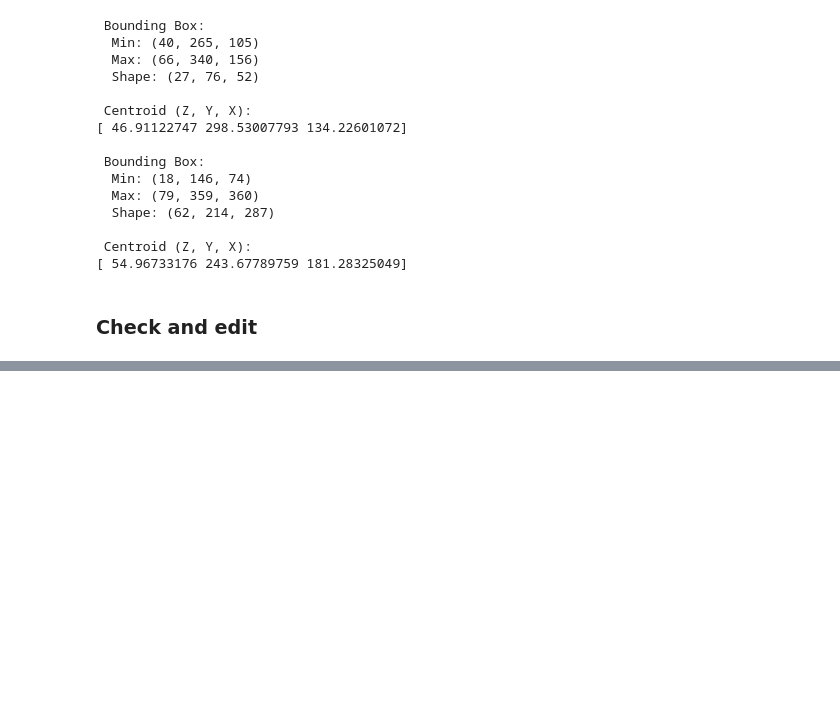
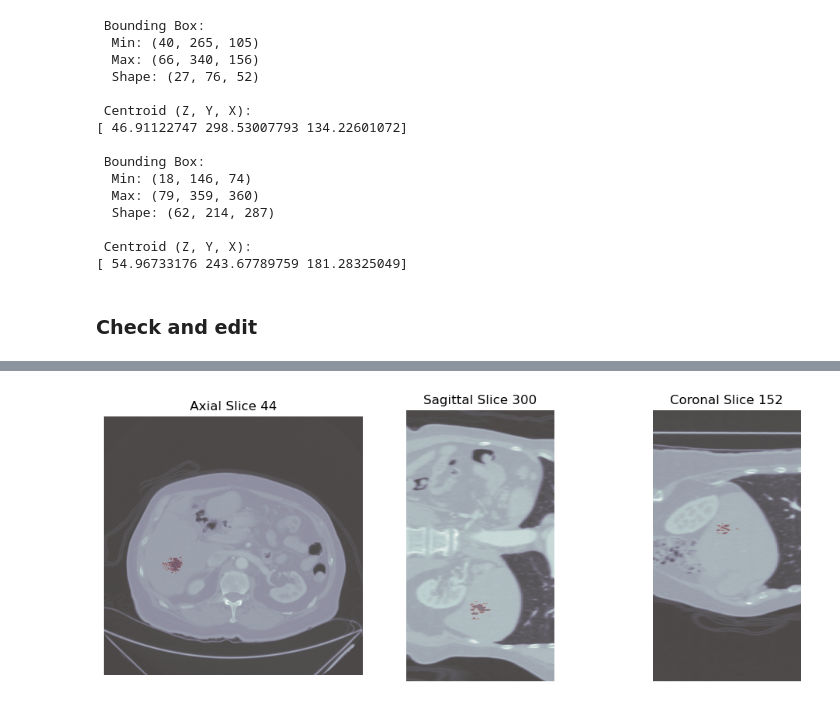
Before and after one commit to mirabud/MIP_final_project, a Jupyter notebook: mip_current.ipynb, the cells around one changed output, grey strips where cells are left out. Drawn from its saved outputs; the diff is of its cells as text; code cells hidden in the pictures; blank space fills up the shorter version.

```diff
--- a/mip_current.ipynb
+++ b/mip_current.ipynb
@@ -425,0 +353,41 @@ Tumor voxels in true_mask on slice 5: 821
+# %%
+def show_slices_zoomed(ct_volume, segmentation_mask, slice_indices=None, zoom_factor=3):
+    """Shows slices with controlled zoom on sagittal view"""
+    if slice_indices is None:
+        slice_indices = [ct_volume.shape[0]//2, ct_volume.shape[1]//2, ct_volume.shape[2]//2]
+
+    fig = plt.figure(figsize=(10, 4))
+
+    # Axial
+    ax1 = fig.add_subplot(131)
+    ax1.imshow(ct_volume[slice_indices[0]], cmap='bone')
+    ax1.imshow(segmentation_mask[slice_indices[0]], cmap='Reds', alpha=0.3)
+    ax1.set_title(f'Axial Slice {slice_indices[0]}')
+
+    # Sagittal with zoom control
+    ax2 = fig.add_subplot(132)
+    sag_ct = np.flipud(ct_volume[:, slice_indices[1], :].swapaxes(0, 1))
+    sag_seg = np.flipud(segmentation_mask[:, slice_indices[1], :].swapaxes(0, 1))
+    ax2.imshow(sag_ct, cmap='bone', aspect=1/zoom_factor)
+    ax2.imshow(sag_seg, cmap='Reds', alpha=0.3, aspect=1/zoom_factor)
+    ax2.set_title(f'Sagittal Slice {slice_indices[1]}')
+
+    # Coronal
+    ax3 = fig.add_subplot(133)
+    cor_ct = np.flipud(ct_volume[:, :, slice_indices[2]].swapaxes(0, 1))
+    cor_seg = np.flipud(segmentation_mask[:, :, slice_indices[2]].swapaxes(0, 1))
+    ax3.imshow(cor_ct, cmap='bone', aspect=1/zoom_factor)
+    ax3.imshow(cor_seg, cmap='Reds', alpha=0.3, aspect=1/zoom_factor, vmin=0, vmax=1)
+    #ax3.imshow(ct_volume[:, :, slice_indices[2]], cmap='gray')
+    #ax3.imshow(segmentation_mask[:, :, slice_indices[2]], cmap='Reds', alpha=0.3)
+    ax3.set_title(f'Coronal Slice {slice_indices[2]}')
+
+    for ax in [ax1, ax2, ax3]:
+        ax.axis('off')
+    plt.tight_layout()
+    plt.show()
+
+# Usage (try zoom factors between 2-5)
+show_slices_zoomed(ct_volume, segmented_mask_3d, [44, 300, 152], zoom_factor=3)
+# %% [output]
+[figure, added]
```
Also changed, not shown: parts of 39 cells of this notebook, 6 other files.
